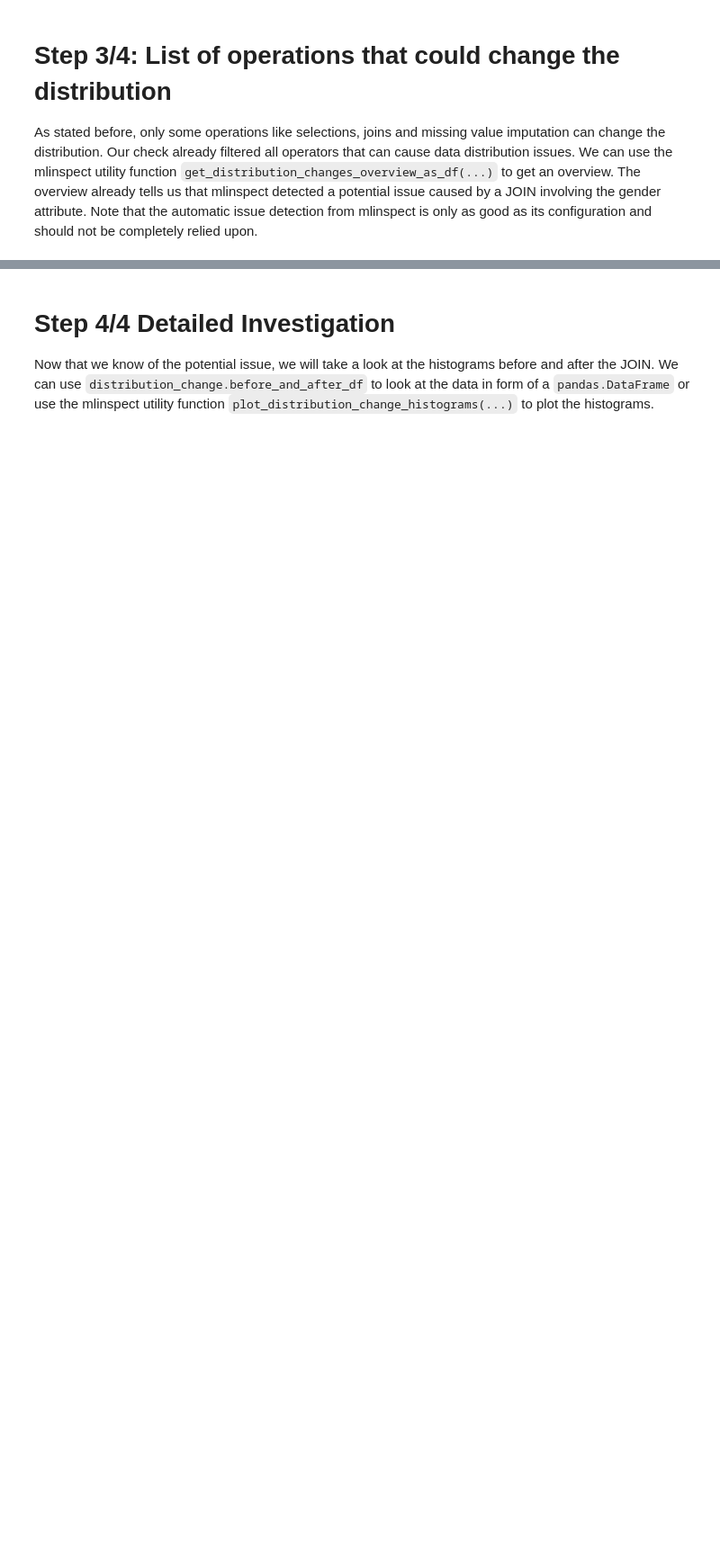
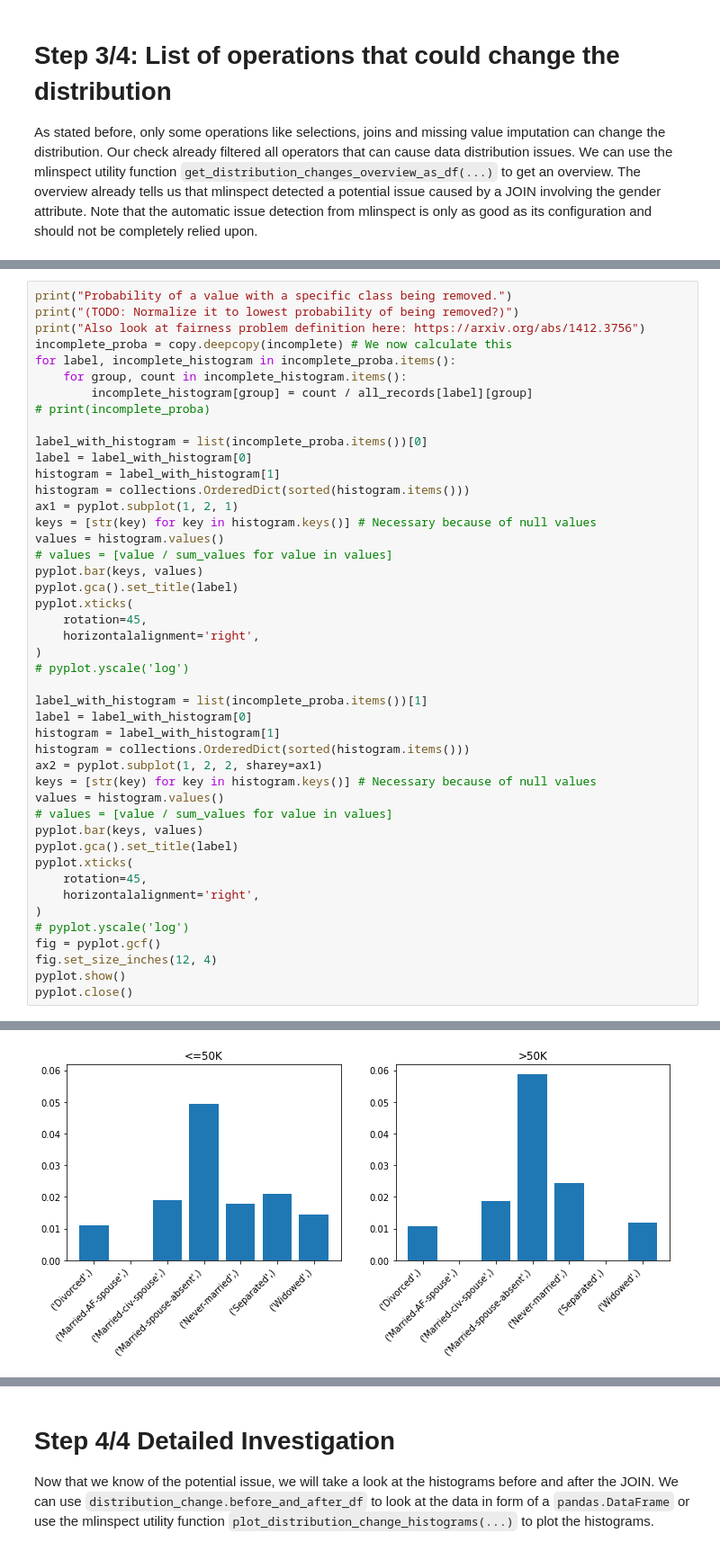
Before and after one commit to stefan-grafberger/mlinspect, a Jupyter notebook: experiments/user_interviews/example-testing-adult-pipeline.ipynb, the cells around one changed output, grey strips where cells are left out. Shown: that part at 90% size. Saved outputs shown, nothing was run; the diff lists cells and outputs as text; blank space fills up the shorter version.

Commit message:
Managed to recreate fairness example issues from the fairprep paper. TODO: What do we want to use for SIGMOD Demo? Then integrate that into mlinspect

```diff
--- a/experiments/user_interviews/example-testing-adult-pipeline.ipynb
+++ b/experiments/user_interviews/example-testing-adult-pipeline.ipynb
@@ -217,0 +238,46 @@ Complete records
+# %%
+print("Probability of a value with a specific class being removed.")
+print("(TODO: Normalize it to lowest probability of being removed?)")
+print("Also look at fairness problem definition here: https://arxiv.org/abs/1412.3756")
+incomplete_proba = copy.deepcopy(incomplete) # We now calculate this
+for label, incomplete_histogram in incomplete_proba.items():
+    for group, count in incomplete_histogram.items():
+        incomplete_histogram[group] = count / all_records[label][group]
+# print(incomplete_proba)
+
+label_with_histogram = list(incomplete_proba.items())[0]
+label = label_with_histogram[0]
+histogram = label_with_histogram[1]
+histogram = collections.OrderedDict(sorted(histogram.items()))
+ax1 = pyplot.subplot(1, 2, 1)
+keys = [str(key) for key in histogram.keys()] # Necessary because of null values
+values = histogram.values()
+# values = [value / sum_values for value in values]
+pyplot.bar(keys, values)
+pyplot.gca().set_title(label)
+pyplot.xticks(
+    rotation=45,
+    horizontalalignment='right',
+)
+# pyplot.yscale('log')
+
+label_with_histogram = list(incomplete_proba.items())[1]
+label = label_with_histogram[0]
+histogram = label_with_histogram[1]
+histogram = collections.OrderedDict(sorted(histogram.items()))
+ax2 = pyplot.subplot(1, 2, 2, sharey=ax1)
+keys = [str(key) for key in histogram.keys()] # Necessary because of null values
+values = histogram.values()
+# values = [value / sum_values for value in values]
+pyplot.bar(keys, values)
+pyplot.gca().set_title(label)
+pyplot.xticks(
+    rotation=45,
+    horizontalalignment='right',
+)
+# pyplot.yscale('log')
+fig = pyplot.gcf()
+fig.set_size_inches(12, 4)
+pyplot.show()
+pyplot.close()
+# %% [output]
@@ -218,3 +287,4 @@ Complete records
+[figure, added]
 # %%
 no_bias_check_result = check_results[NoBiasIntroducedFor(["race", "sex"])]
 
```
Also changed, not shown: parts of 9 cells of this notebook, 3 other files.
